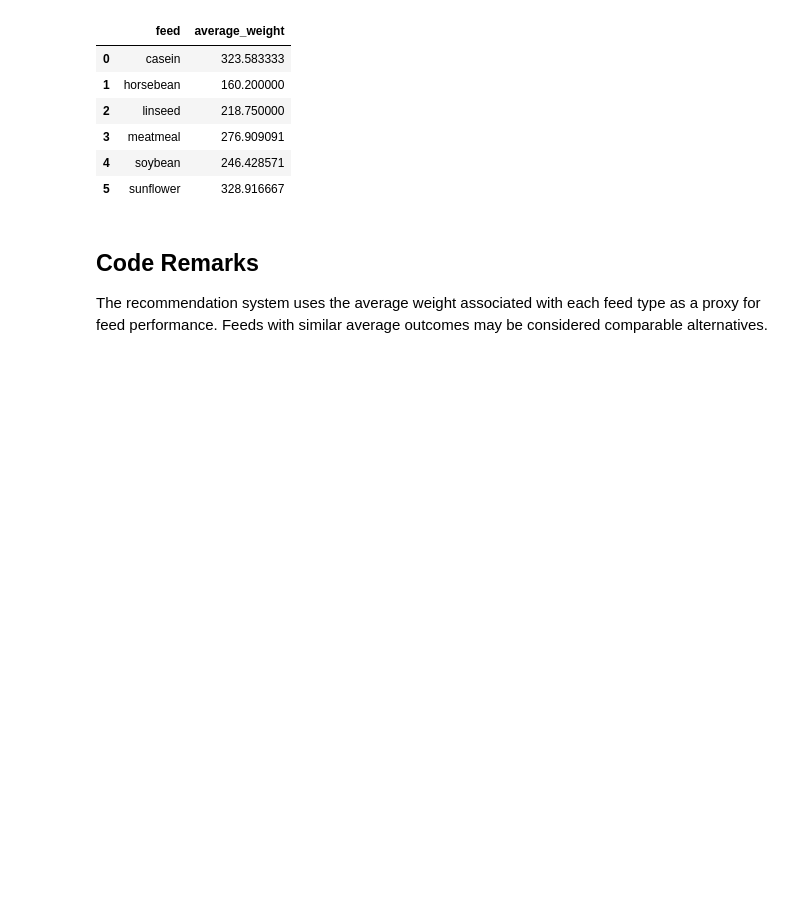
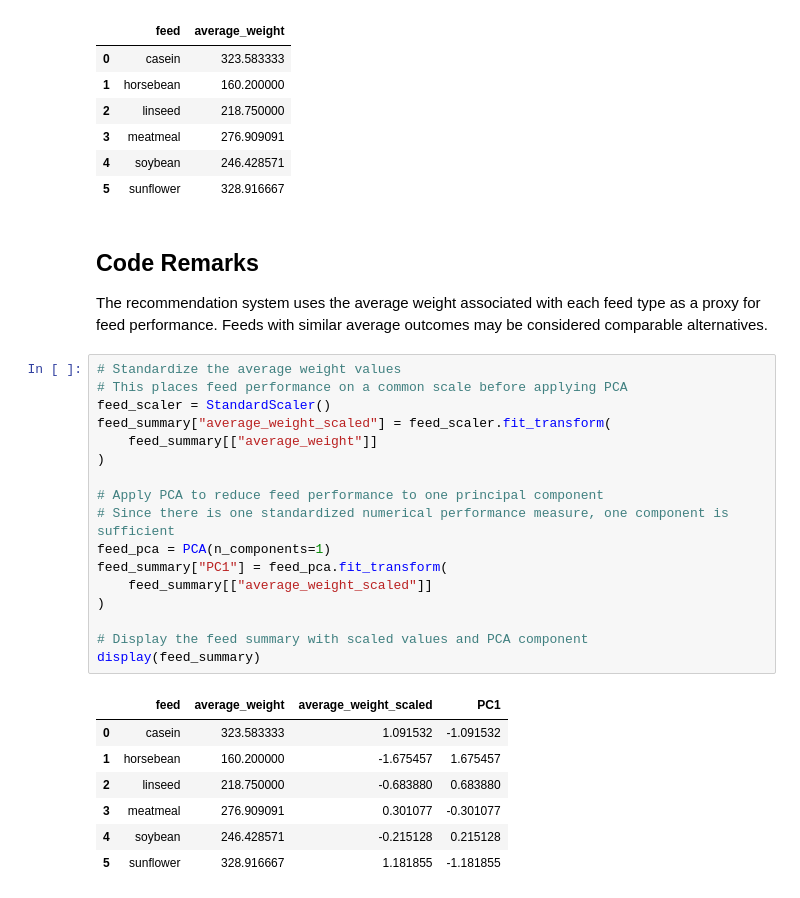
Before and after one commit to gmkinuthia/datavine-analytics-summative-lab_G9, a Jupyter notebook: DataVine_Summative_Lab_Assignment_G9.ipynb, the cells around one changed output. Drawn from its saved outputs; the diff is of its cells as text; blank space fills up the shorter version.

```diff
--- a/DataVine_Summative_Lab_Assignment_G9.ipynb
+++ b/DataVine_Summative_Lab_Assignment_G9.ipynb
@@ -477,3 +477,28 @@ display(feed_summary)
 ## Code Remarks
 
 The recommendation system uses the average weight associated with each feed type as a proxy for feed performance. Feeds with similar average outcomes may be considered comparable alternatives.
+# %%
+# Standardize the average weight values
+# This places feed performance on a common scale before applying PCA
+feed_scaler = StandardScaler()
+feed_summary["average_weight_scaled"] = feed_scaler.fit_transform(
+    feed_summary[["average_weight"]]
+)
+
+# Apply PCA to reduce feed performance to one principal component
+# Since there is one standardized numerical performance measure, one component is sufficient
+feed_pca = PCA(n_components=1)
+feed_summary["PC1"] = feed_pca.fit_transform(
+    feed_summary[["average_weight_scaled"]]
+)
+
+# Display the feed summary with scaled values and PCA component
+display(feed_summary)
+# %% [output]
+|  | feed | average_weight | average_weight_scaled | PC1 |
+| 0 | casein | 323.583333 | 1.091532 | -1.091532 |
+| 1 | horsebean | 160.200000 | -1.675457 | 1.675457 |
+| 2 | linseed | 218.750000 | -0.683880 | 0.683880 |
+| 3 | meatmeal | 276.909091 | 0.301077 | -0.301077 |
+| 4 | soybean | 246.428571 | -0.215128 | 0.215128 |
+| 5 | sunflower | 328.916667 | 1.181855 | -1.181855 |
```
Also changed, not shown: parts of 11 cells of this notebook.
